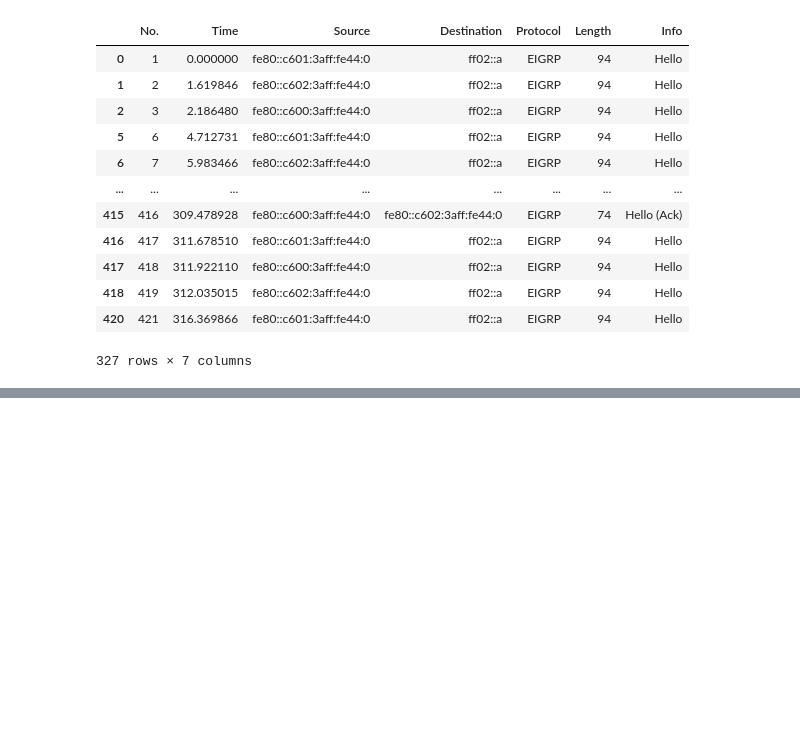
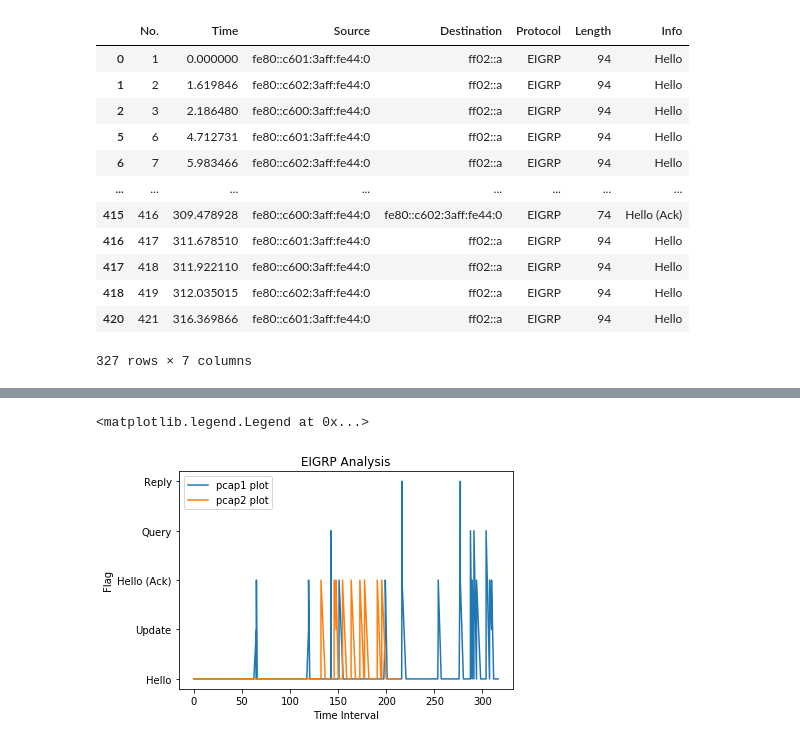
Before and after one commit to akankshasrivastava-98/EIGRP-visualization, a Jupyter notebook: EIGRP_Visualization.ipynb, the cells around one changed output, grey strips where cells are left out. Drawn from its saved outputs; the diff is of its cells as text; code cells hidden in the pictures; blank space fills up the shorter version.

```diff
--- a/EIGRP_Visualization.ipynb
+++ b/EIGRP_Visualization.ipynb
@@ -99,0 +192,10 @@ NameError: name 'Time' is not defined
+# %%
+plt.plot(time1, info_eigrp1,label='pcap1 plot')
+plt.plot(time2, info_eigrp2, label='pcap2 plot')
+plt.xlabel('Time Interval')
+plt.ylabel('Flag')
+plt.title('EIGRP Analysis')
+plt.legend()
+# %% [output]
+<matplotlib.legend.Legend at 0x...>
+[figure, added]
```
Also changed, not shown: parts of 20 cells of this notebook.
